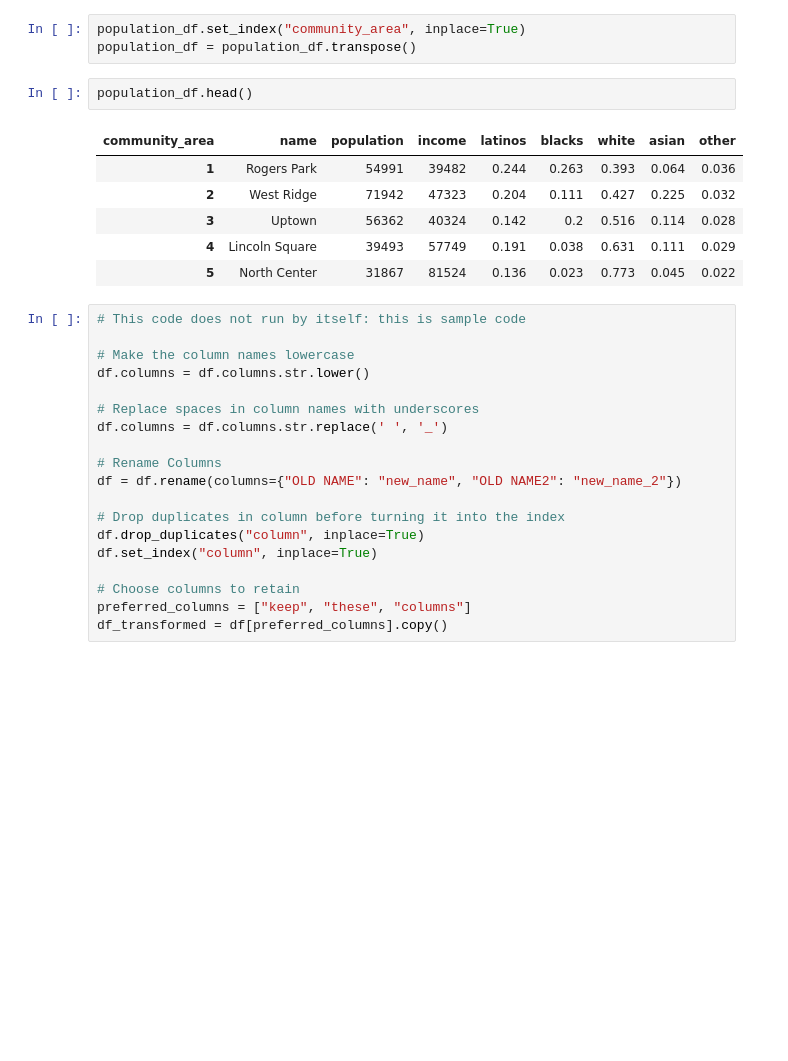
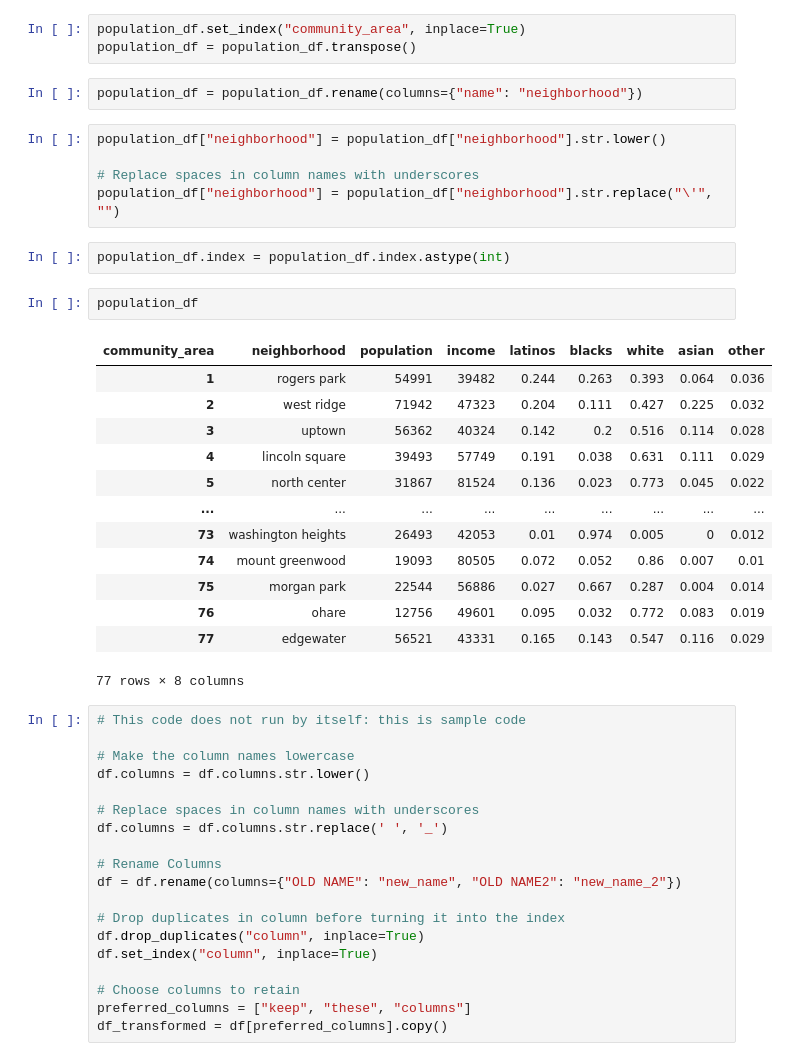
Before and after one commit to halabi93/Airbnb-Data-Analysis, a Jupyter notebook: ETL_Starter.ipynb, the cells around one changed output. Drawn from its saved outputs; the diff is of its cells as text; blank space fills up the shorter version.

```diff
--- a/ETL_Starter.ipynb
+++ b/ETL_Starter.ipynb
@@ -121,15 +123,31 @@ population_df.columns = population_df.columns.str.replace(' ', '_')
 # %%
 population_df.set_index("community_area", inplace=True)
 population_df = population_df.transpose()
-# %%
-population_df.head()
-# %% [output]
-| community_area | name | population | income | latinos | blacks | white | asian | other |
-| 1 | Rogers Park | 54991 | 39482 | 0.244 | 0.263 | 0.393 | 0.064 | 0.036 |
-| 2 | West Ridge | 71942 | 47323 | 0.204 | 0.111 | 0.427 | 0.225 | 0.032 |
-| 3 | Uptown | 56362 | 40324 | 0.142 | 0.2 | 0.516 | 0.114 | 0.028 |
-| 4 | Lincoln Square | 39493 | 57749 | 0.191 | 0.038 | 0.631 | 0.111 | 0.029 |
-| 5 | North Center | 31867 | 81524 | 0.136 | 0.023 | 0.773 | 0.045 | 0.022 |
+# %%
+population_df = population_df.rename(columns={"name": "neighborhood"})
+# %%
+population_df["neighborhood"] = population_df["neighborhood"].str.lower()
+
+# Replace spaces in column names with underscores
+population_df["neighborhood"] = population_df["neighborhood"].str.replace("\'", "")
+# %%
+population_df.index = population_df.index.astype(int)
+# %%
+population_df
+# %% [output]
+| community_area | neighborhood | population | income | latinos | blacks | white | asian | other |
+| 1 | rogers park | 54991 | 39482 | 0.244 | 0.263 | 0.393 | 0.064 | 0.036 |
+| 2 | west ridge | 71942 | 47323 | 0.204 | 0.111 | 0.427 | 0.225 | 0.032 |
+| 3 | uptown | 56362 | 40324 | 0.142 | 0.2 | 0.516 | 0.114 | 0.028 |
+| 4 | lincoln square | 39493 | 57749 | 0.191 | 0.038 | 0.631 | 0.111 | 0.029 |
+| 5 | north center | 31867 | 81524 | 0.136 | 0.023 | 0.773 | 0.045 | 0.022 |
+| ... | ... | ... | ... | ... | ... | ... | ... | ... |
+| 73 | washington heights | 26493 | 42053 | 0.01 | 0.974 | 0.005 | 0 | 0.012 |
+| 74 | mount greenwood | 19093 | 80505 | 0.072 | 0.052 | 0.86 | 0.007 | 0.01 |
+| 75 | morgan park | 22544 | 56886 | 0.027 | 0.667 | 0.287 | 0.004 | 0.014 |
+| 76 | ohare | 12756 | 49601 | 0.095 | 0.032 | 0.772 | 0.083 | 0.019 |
+| 77 | edgewater | 56521 | 43331 | 0.165 | 0.143 | 0.547 | 0.116 | 0.029 |
+77 rows × 8 columns
 # %%
 # This code does not run by itself: this is sample code
 
```
Also changed, not shown: parts of 4 cells of this notebook, 3 other files.
